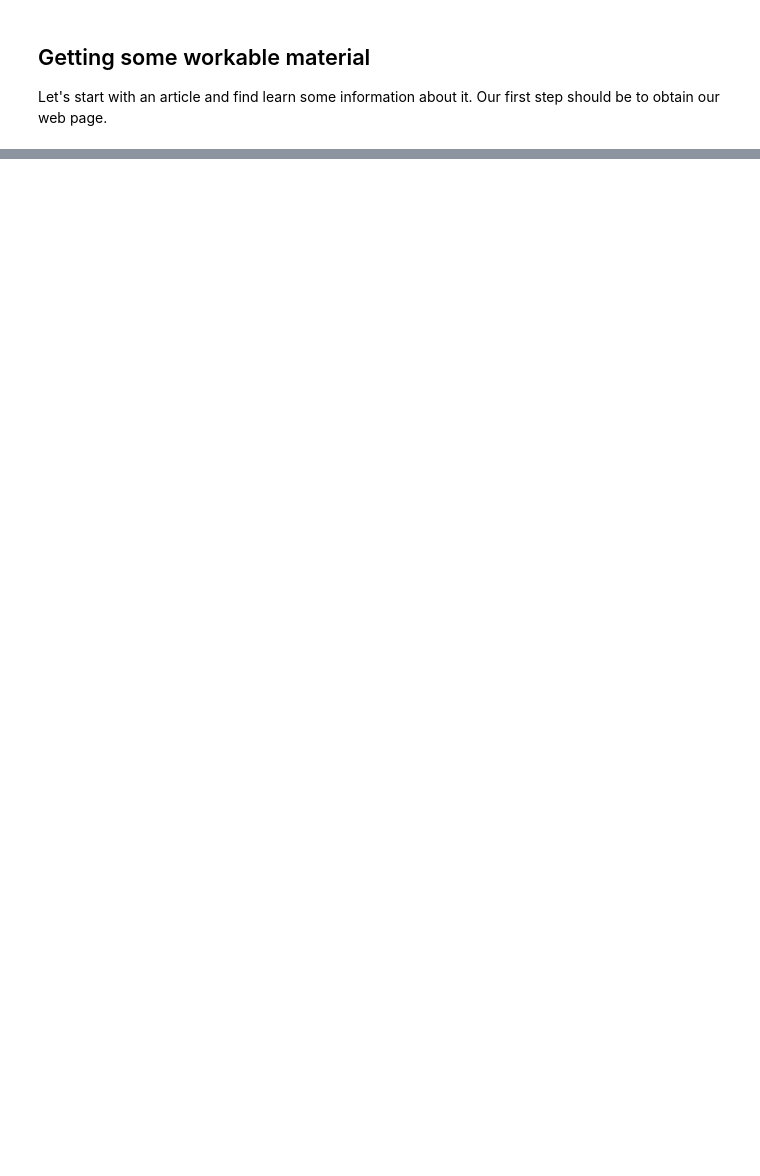
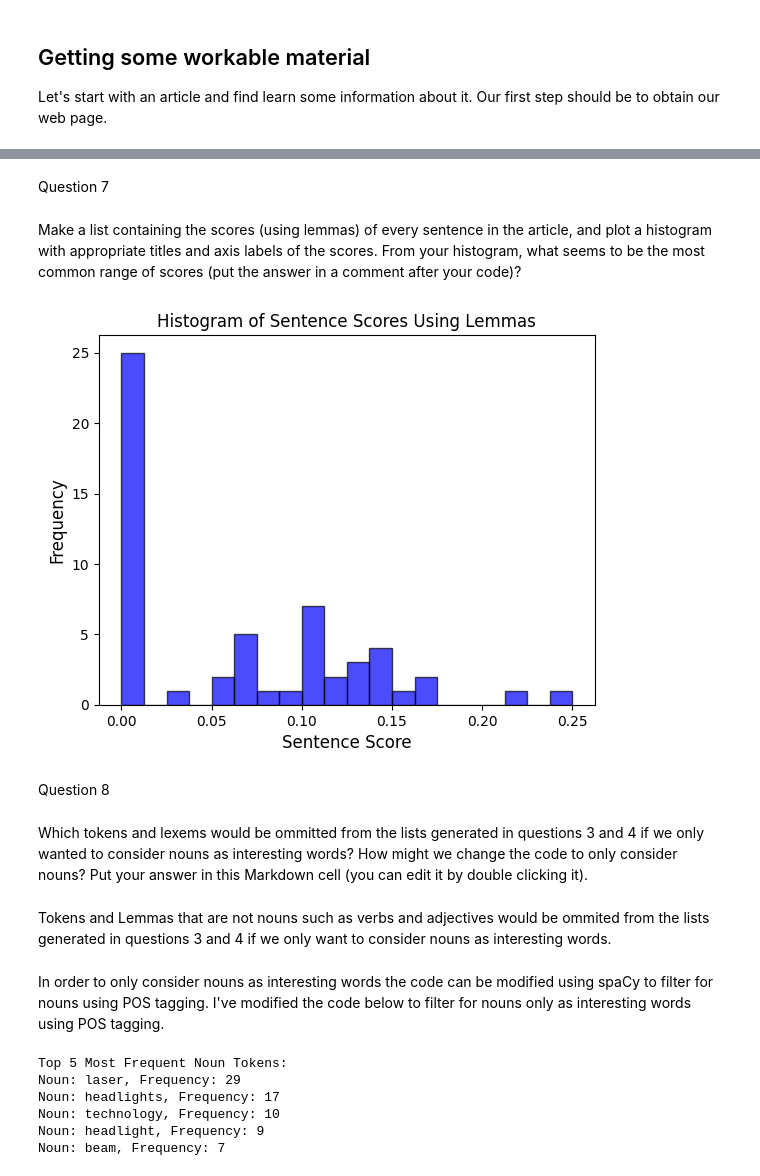
Before and after one commit to Priyankanaskar/Naskar620-mod6-web-scraping, a Jupyter notebook: web_scraping.ipynb, the cells around one changed output, grey strips where cells are left out. Saved outputs shown, nothing was run; the diff lists cells and outputs as text; code cells hidden in the pictures; blank space fills up the shorter version.

```diff
--- a/web_scraping.ipynb
+++ b/web_scraping.ipynb
@@ -87,3 +197,0 @@ with open('python-match.pkl', 'wb') as f:
-# %%
-with open('python-match.pkl', 'rb') as f:
-    article_html = pickle.load(f)
@@ -266,0 +200,14 @@ All prereqs installed.
+# %%
+# Filter out lemmas that are not needed
+lemmas = [token.lemma_ for token in doc if not token.is_punct and not token.is_stop and not token.is_space]
+
+# Count frequencies of lemmas
+lemma_counts = Counter(lemmas)
+
+# Determine 5 most frequent lemmas
+most_frequent_lemmas = lemma_counts.most_common(5)
+
+# Print results
+print("Top 5 Most Frequent Lemmas:")
+for lemma, freq in most_frequent_lemmas:
+    print(f"Lemma: {lemma}, Frequency: {freq}")
@@ -266,0 +297,53 @@ All prereqs installed.
+# %% [markdown]
+Question 7
+# %% [markdown]
+Make a list containing the scores (using lemmas) of every sentence in the article, and plot a histogram with appropriate titles and axis labels of the scores. From your histogram, what seems to be the most common range of scores (put the answer in a comment after your code)?
+# %%
+# Load spaCy model
+nlp = spacy.load("en_core_web_sm")
+
+# Process the article text
+doc = nlp(Text)
+sentences = [sent.text.strip() for sent in doc.sents]
+
+sentence_scores = [score_sentence_by_lemma(sentence.text, interesting_lemmas) for sentence in doc.sents]
+
+# Plot histogram
+plt.hist(sentence_scores, bins=20, color='blue', edgecolor='black', alpha=0.7)
+plt.title('Histogram of Sentence Scores Using Lemmas')
+plt.xlabel('Sentence Score', fontsize=12)
+plt.ylabel('Frequency', fontsize=12)
+plt.show()
+
+# The most common range of scores based on the historgram below are between 0.0 and 0.05
+# %% [output]
+[figure, added]
+# %% [markdown]
+Question 8
+# %% [markdown]
+Which tokens and lexems would be ommitted from the lists generated in questions 3 and 4 if we only wanted to consider nouns as interesting words? How might we change the code to only consider nouns? Put your answer in this Markdown cell (you can edit it by double clicking it).
+# %% [markdown]
+Tokens and Lemmas that are not nouns such as verbs and adjectives would be ommited from the lists generated in questions 3 and 4 if we only want to consider nouns as interesting words.
+# %% [markdown]
+In order to only consider nouns as interesting words the code can be modified using spaCy to filter for nouns using POS tagging. I've modified the code below to filter for nouns only as interesting words using POS tagging.
+# %%
+# Filter out tokens that are not nouns
+nouns = [token.text for token in doc if token.pos_ == "NOUN" and not token.is_punct and not token.is_stop and not token.is_space]
+
+# Count frequencies of nouns
+noun_counts = Counter(nouns)
+
+# Determine 5 most frequent noun tokens
+most_frequent_nouns = noun_counts.most_common(5)
+
+# Print results
+print("Top 5 Most Frequent Noun Tokens:")
+for noun, freq in most_frequent_nouns:
+    print(f"Noun: {noun}, Frequency: {freq}")
+# %% [output]
+Top 5 Most Frequent Noun Tokens:
+Noun: laser, Frequency: 29
+Noun: headlights, Frequency: 17
+Noun: technology, Frequency: 10
+Noun: headlight, Frequency: 9
+Noun: beam, Frequency: 7
```
Also changed, not shown: parts of 57 cells of this notebook, 56 other files.
